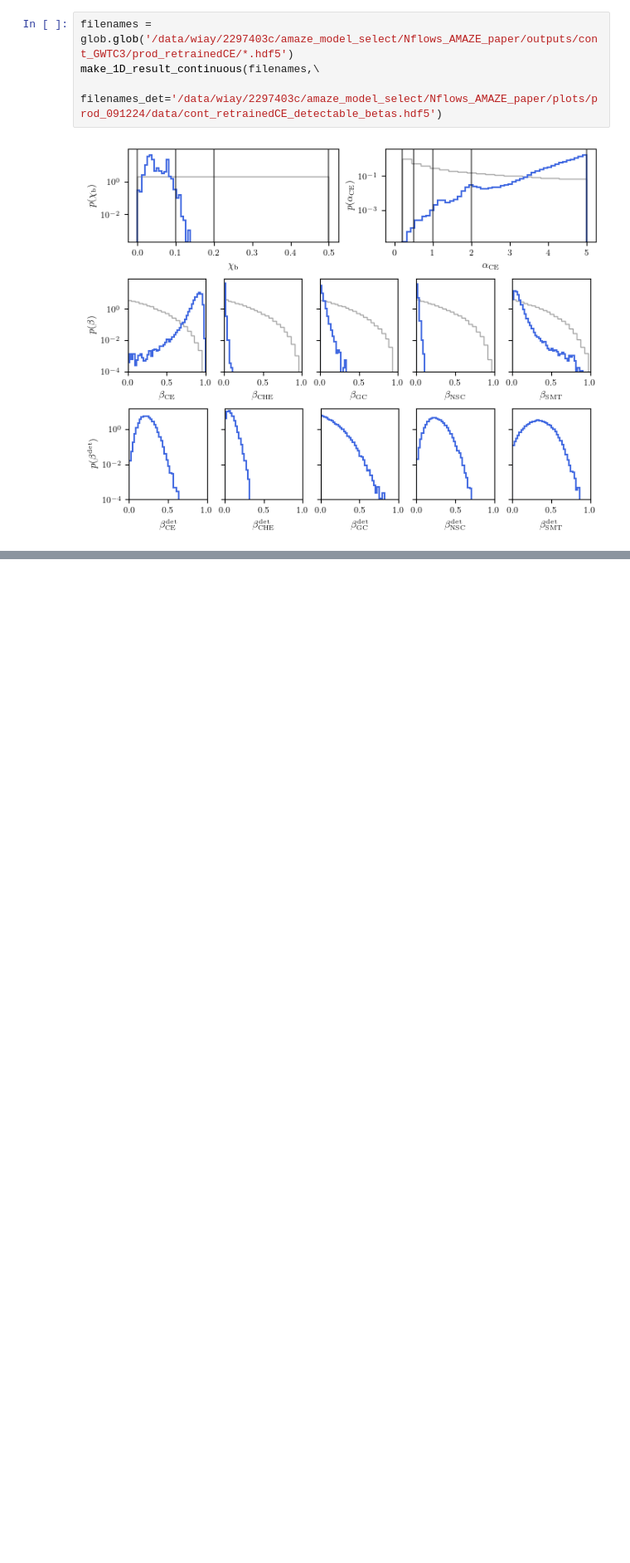
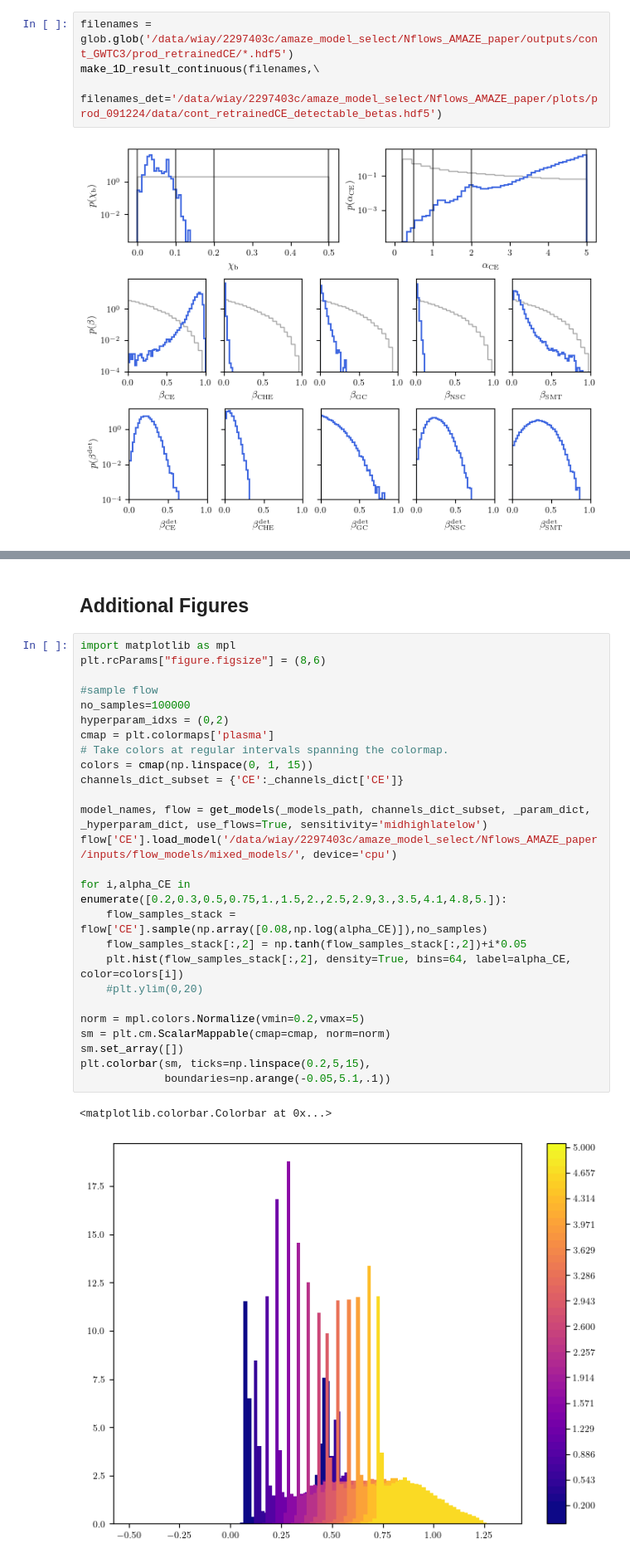
Before and after one commit to michaelzevin/AMAZE, a Jupyter notebook: notebooks/paper_plots_flow.ipynb, the cells around one changed output, grey strips where cells are left out. Shown at 83% size. Saved outputs shown, nothing was run; the diff lists cells and outputs as text; blank space fills up the shorter version.

```diff
--- a/notebooks/paper_plots_flow.ipynb
+++ b/notebooks/paper_plots_flow.ipynb
@@ -762,0 +869,31 @@ KeyboardInterrupt:
+# %% [markdown]
+## Additional Figures
+# %%
+import matplotlib as mpl
+plt.rcParams["figure.figsize"] = (8,6)
+
+#sample flow
+no_samples=100000
+hyperparam_idxs = (0,2)
+cmap = plt.colormaps['plasma']
+# Take colors at regular intervals spanning the colormap.
+colors = cmap(np.linspace(0, 1, 15))
+channels_dict_subset = {'CE':_channels_dict['CE']}
+
+model_names, flow = get_models(_models_path, channels_dict_subset, _param_dict, _hyperparam_dict, use_flows=True, sensitivity='midhighlatelow')
+flow['CE'].load_model('/data/wiay/2297403c/amaze_model_select/Nflows_AMAZE_paper/inputs/flow_models/mixed_models/', device='cpu')
+
+for i,alpha_CE in enumerate([0.2,0.3,0.5,0.75,1.,1.5,2.,2.5,2.9,3.,3.5,4.1,4.8,5.]):
+    flow_samples_stack = flow['CE'].sample(np.array([0.08,np.log(alpha_CE)]),no_samples)
+    flow_samples_stack[:,2] = np.tanh(flow_samples_stack[:,2])+i*0.05
+    plt.hist(flow_samples_stack[:,2], density=True, bins=64, label=alpha_CE, color=colors[i])
+    #plt.ylim(0,20)
+
+norm = mpl.colors.Normalize(vmin=0.2,vmax=5)
+sm = plt.cm.ScalarMappable(cmap=cmap, norm=norm)
+sm.set_array([])
+plt.colorbar(sm, ticks=np.linspace(0.2,5,15),
+             boundaries=np.arange(-0.05,5.1,.1))
+# %% [output]
+<matplotlib.colorbar.Colorbar at 0x...>
+[figure, added]
```
Also changed, not shown: parts of 38 cells of this notebook, 1 other file.
